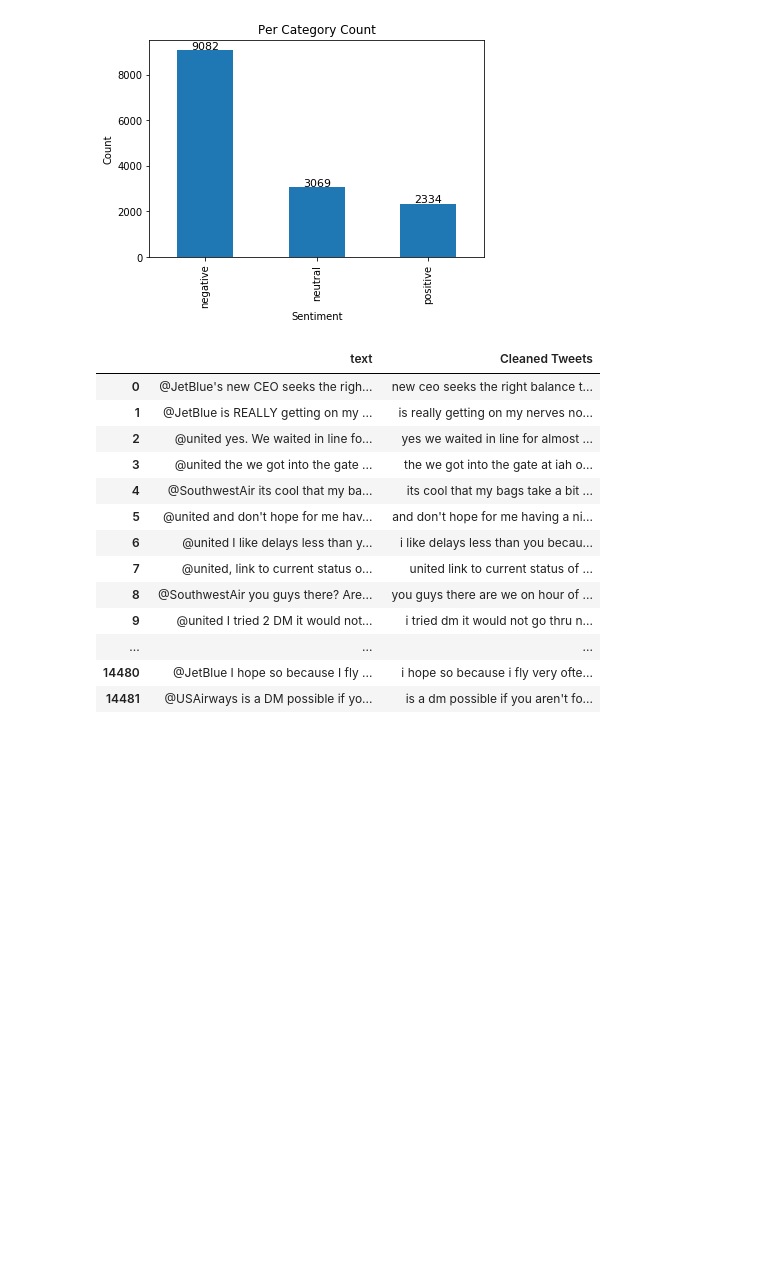
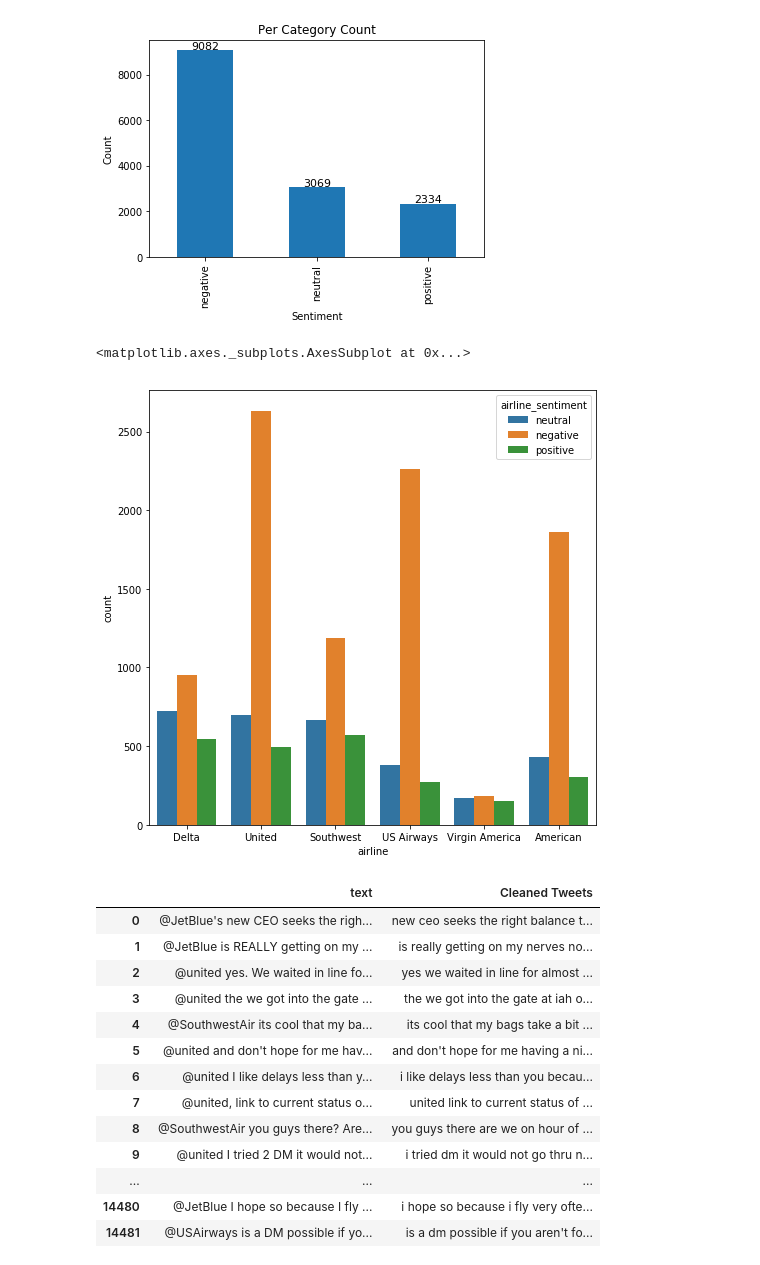
Before and after one commit to ankushjapra/Sentiments, a Jupyter notebook: Task 1.ipynb, the cells around one changed output. Drawn from its saved outputs; the diff is of its cells as text; code cells hidden in the pictures; blank space fills up the shorter version.

Commit message:
added seaborn plot

```diff
--- a/Task 1.ipynb
+++ b/Task 1.ipynb
@@ -102,6 +123,12 @@ for p in ax.patches:
                  textcoords='offset points')
 # %% [output]
 [figure]
+# %%
+plt.figure(figsize=(8,8))
+sns.countplot(x='airline',hue='airline_sentiment',data=results)
+# %% [output]
+<matplotlib.axes._subplots.AxesSubplot at 0x...>
+[figure, added]
 # %%
 import pandas as pd
 import numpy as np
```
Also changed, not shown: parts of 3 cells of this notebook.
